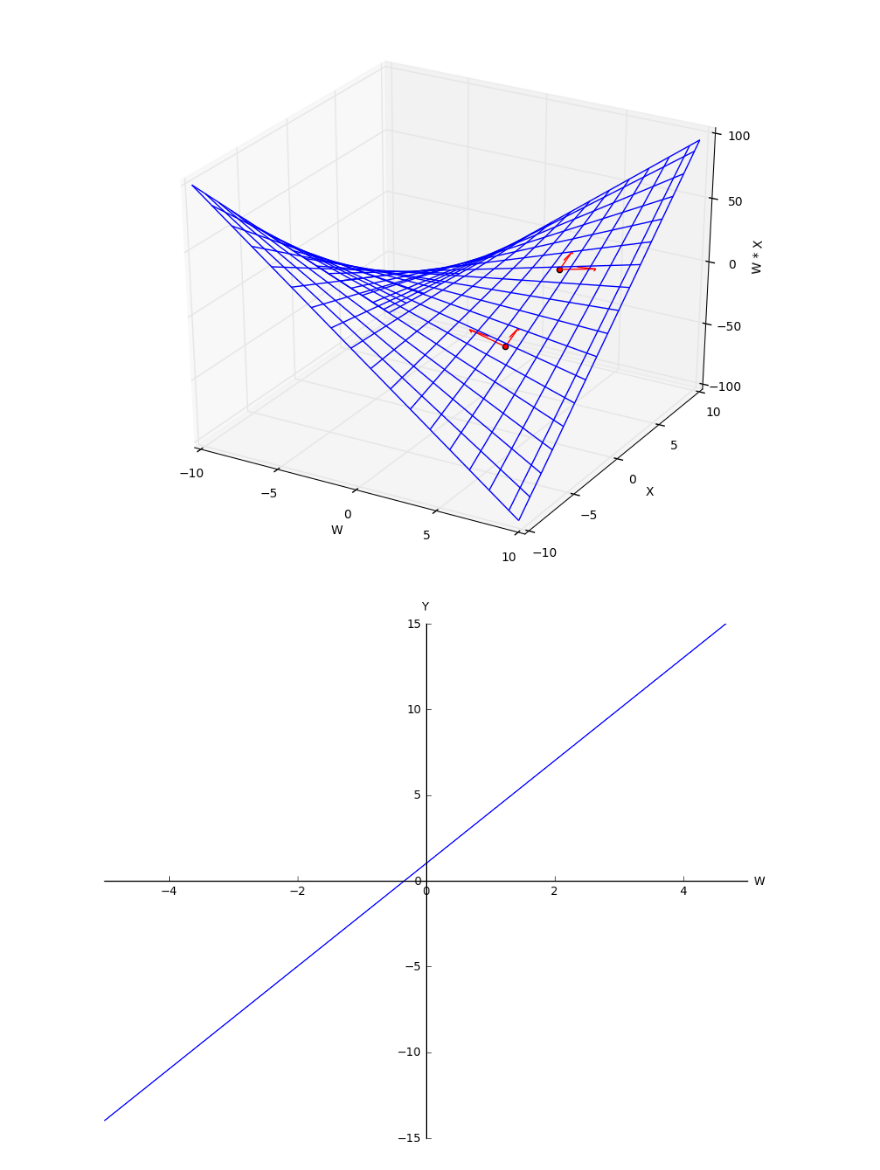
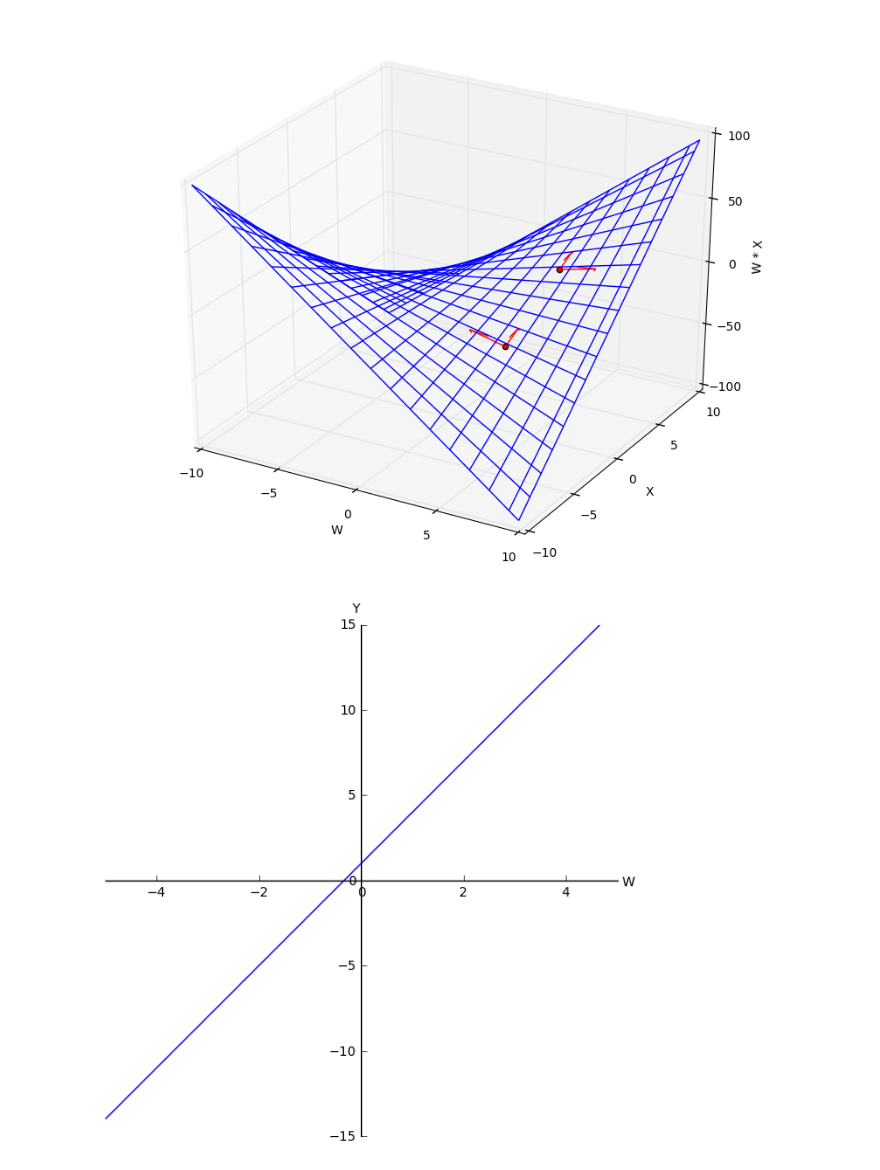
Before and after one commit to rickiepark/ml-learn, a Jupyter notebook: notebooks/1. data_exploration.ipynb, the cells around one changed output. Saved outputs shown, nothing was run; the diff lists cells and outputs as text; code cells hidden in the pictures.

```diff
--- a/notebooks/data_exploration.ipynb
+++ b/notebooks/1. data_exploration.ipynb
@@ -94,28 +93,29 @@ plt.show()
 # %%
 w = np.arange(-5., 5., 0.2)
 y = 3*w + 1
 
+pylab.rcParams["figure.figsize"] = (7, 7)
 fig = plt.figure()
 ax = fig.add_subplot(1, 1, 1)
 # Move left y-axis and bottim x-axis to centre, passing through (0,0)
 ax.spines['left'].set_position('center')
 ax.spines['bottom'].set_position('center')
 # Eliminate upper and right axes
 ax.spines['right'].set_color('none')
 ax.spines['top'].set_color('none')
 # Show ticks in the left and lower axes only
 ax.xaxis.set_ticks_position('bottom')
 ax.yaxis.set_ticks_position('left')
 
 ax.annotate('W', xy=(1.01, 0.51), ha='left', va='top', xycoords='axes fraction', fontsize=10)
 ax.annotate('Y', xy=(0.52, 1.04), xytext=(-15,2), ha='left', va='top', xycoords='axes fraction', textcoords='offset points', fontsize=10)
 
 plt.plot(w, y)
 plt.gca().set_xlim([-5, 5])
 plt.gca().set_ylim([-15, 15])
 plt.show()
 # %% [output]
-[figure, old version]
+[figure, new version]
 # %%
 x = np.arange(-3., 3., 0.2)
 y = 5*x + 1
```
Also changed, not shown: parts of 5 cells of this notebook, 2 other files.
